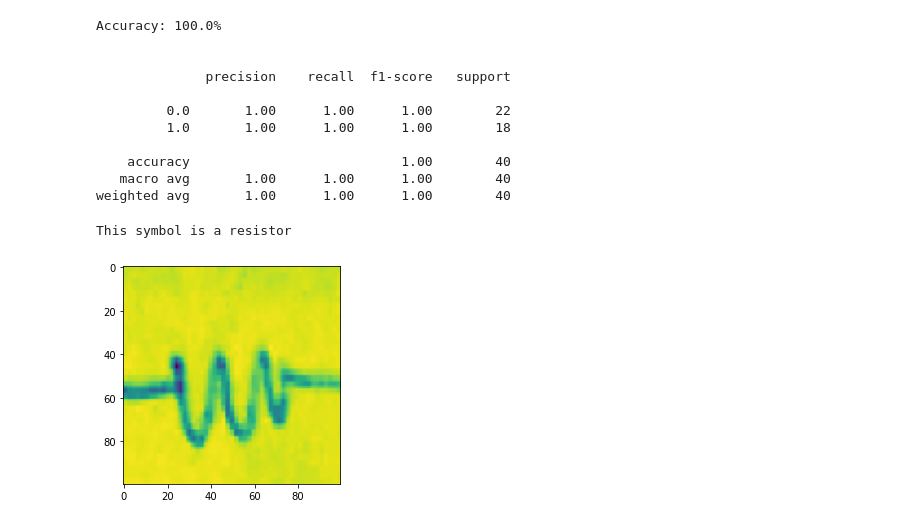
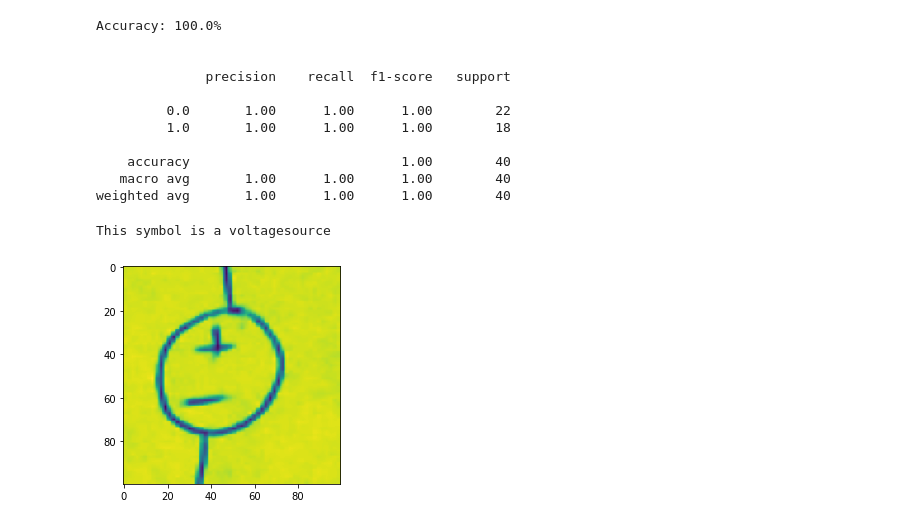
Before and after one commit to estineali/Hand-Drawn-Circuits, a Jupyter notebook: Handy.ipynb, the cells around one changed output. Cells and saved outputs as stored; diff of their text form; code cells hidden in the pictures.

```diff
--- a/Handy.ipynb
+++ b/Handy.ipynb
@@ -300,15 +299,15 @@ Accuracy: 100.0%
    macro avg       1.00      1.00      1.00        40
 weighted avg       1.00      1.00      1.00        40
 # %%
-img = preprocess_data(mpimg.imread('./test2.PNG'))
+img = preprocess_data(mpimg.imread('./Images/test10.PNG'))
 plt.imshow(img)
 plt.show
 
 feat_vec, feat_img = feature_extraction(img)
 
 pred = labels[np.array(handy_classifier.predict(np.array([feat_vec,])))[0]]
 
 print('This symbol is a ' + pred)
 # %% [output]
-This symbol is a resistor
+This symbol is a voltagesource
-[figure, old version]
+[figure, new version]
```
Also changed, not shown: parts of 2 cells of this notebook, 7 other files.
